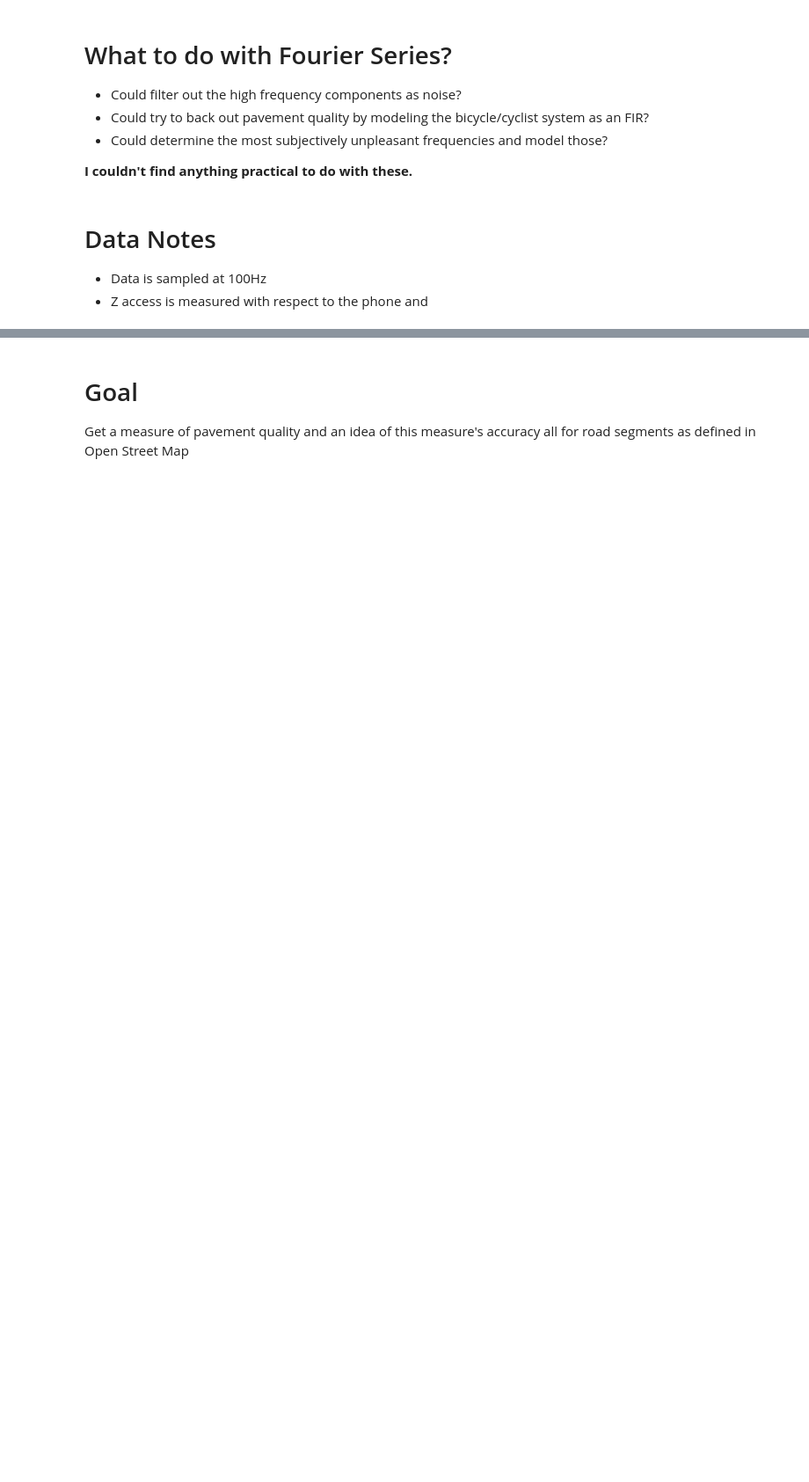
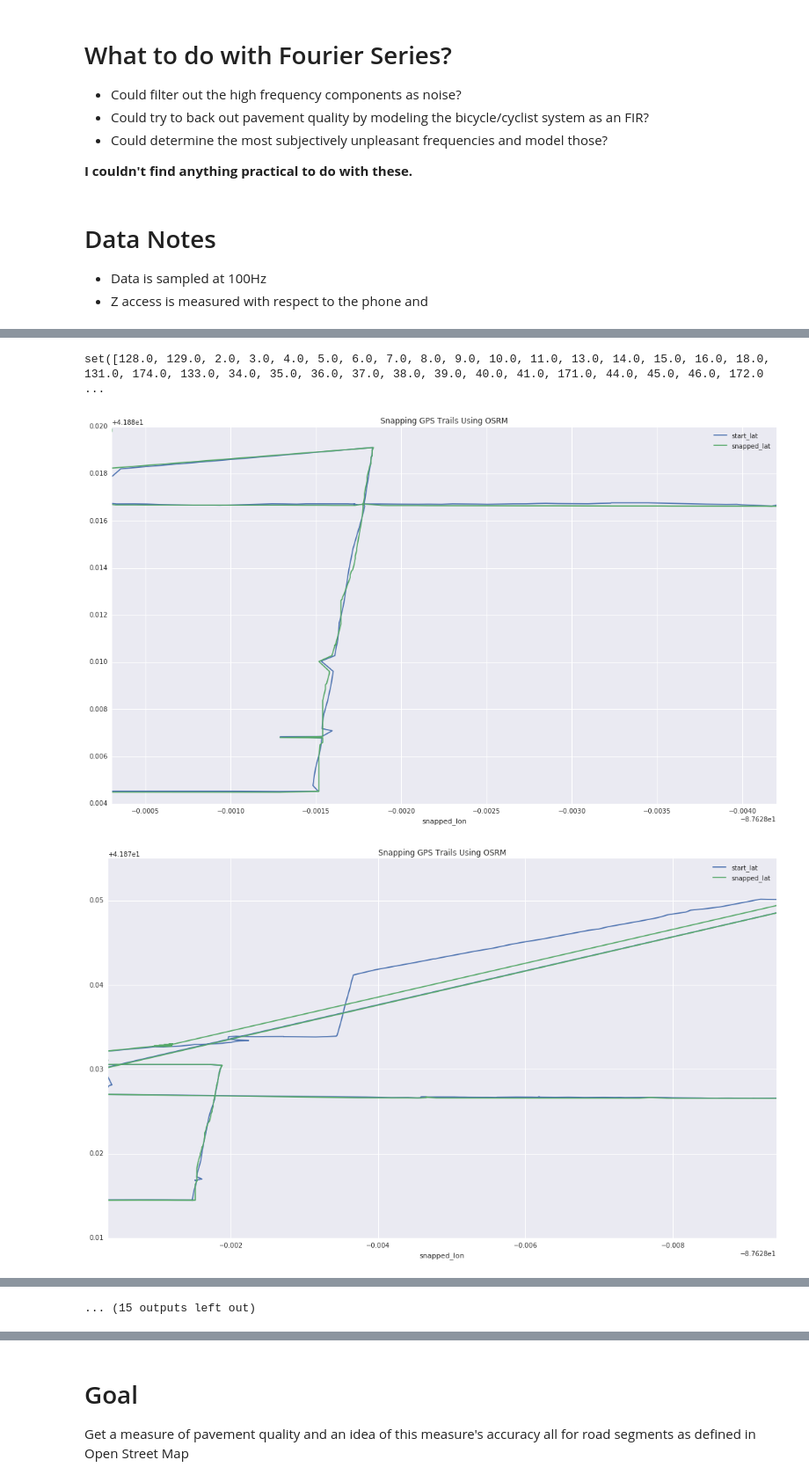
Before and after one commit to zscore/pavement_analysis, a Jupyter notebook: src/pavement_presentation.ipynb, the cells around one changed output, grey strips where cells are left out. Shown at 88% size. Saved outputs shown, nothing was run; the diff lists cells and outputs as text; code cells hidden in the pictures; blank space fills up the shorter version.

```diff
--- a/src/pavement_presentation.ipynb
+++ b/src/pavement_presentation.ipynb
@@ -240,0 +287,2 @@ for sample_in in range(100):
+# %%
+clean_chi_readings = pd.read_csv(data_munging.data_dir + 'clean_chi_readings.csv')
@@ -240,0 +299,20 @@ for sample_in in range(100):
+# %%
+ride_ids = set(clean_chi_readings.ride_id)
+print(ride_ids)
+# %% [output]
+set([128.0, 129.0, 2.0, 3.0, 4.0, 5.0, 6.0, 7.0, 8.0, 9.0, 10.0, 11.0, 13.0, 14.0, 15.0, 16.0, 18.0, 131.0, 174.0, 133.0, 34.0, 35.0, 36.0, 37.0, 38.0, 39.0, 40.0, 41.0, 171.0, 44.0, 45.0, 46.0, 172.0 ...
+# %%
+ride_id = 35
+# %%
+for ride_id in ride_ids:
+    try:
+        ax = clean_chi_readings.loc[readings['ride_id'] == ride_id, :].plot(x='start_lon', y='start_lat', title='Snapping GPS Trails Using OSRM')
+        clean_chi_readings.loc[readings['ride_id'] == ride_id, :].plot(x='snapped_lon', y='snapped_lat', ax=ax)
+        fig = plt.gcf()
+        fig.set_size_inches(18.5, 10.5)
+        plt.show()
+    except:
+        'oh well'
+# %% [output]
+[figure, added]
+[figure, added]
@@ -240,0 +329 @@ for sample_in in range(100):
+... (15 outputs left out)
```
Also changed, not shown: parts of 61 cells of this notebook.
